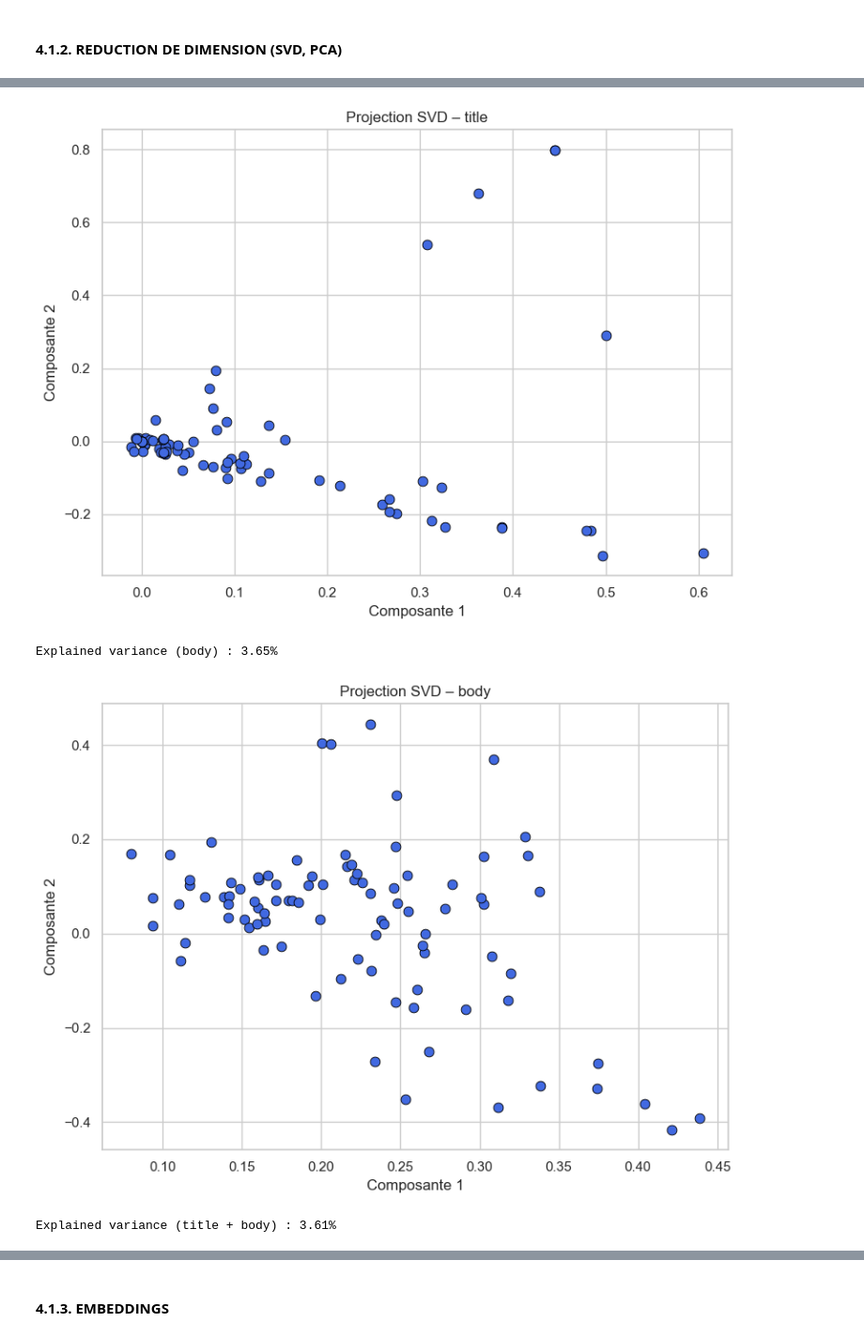
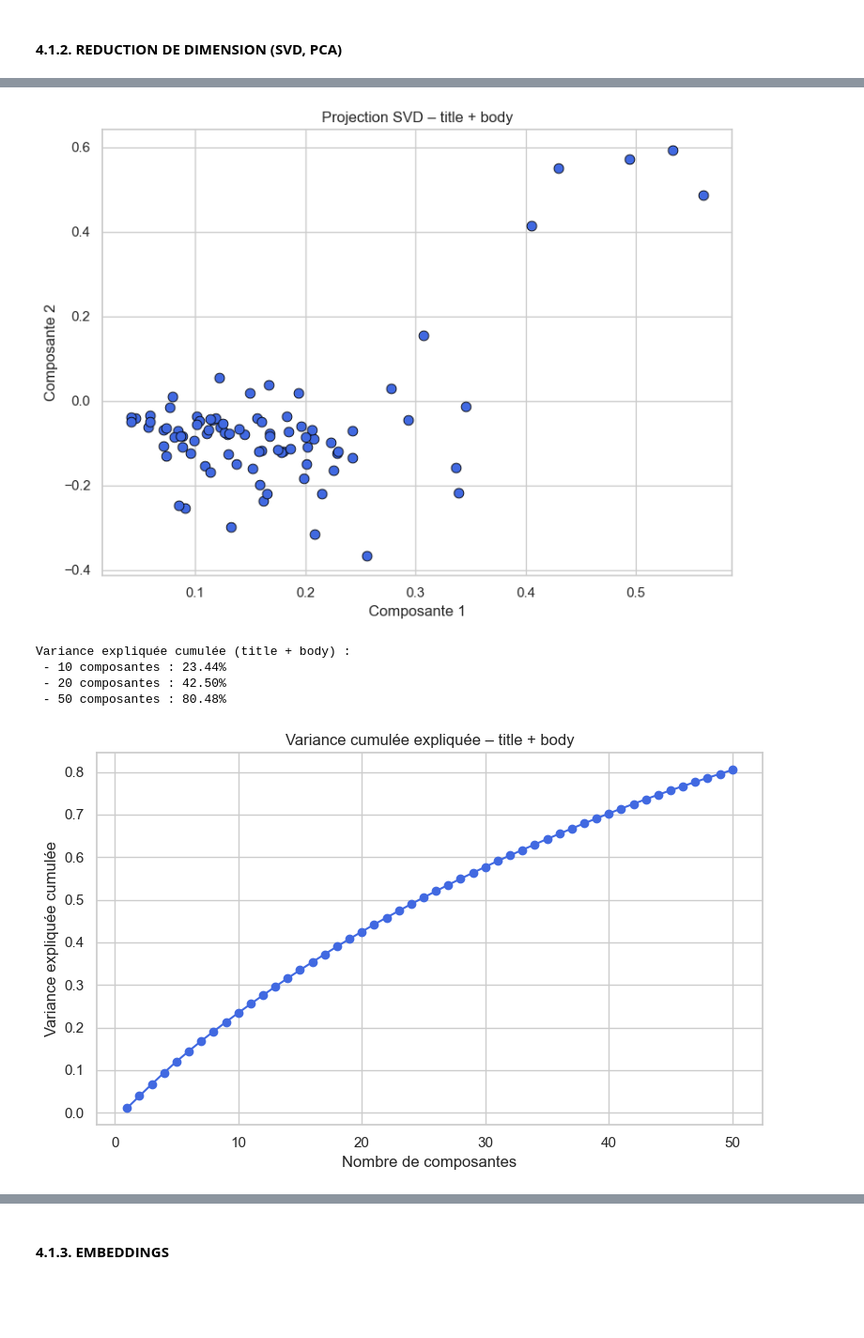
Before and after one commit to QuantumIza/tag-suggester, a Jupyter notebook: notebooks/1_exploration_et_cleaning.ipynb, the cells around one changed output, grey strips where cells are left out. Shown at 94% size. Saved outputs shown, nothing was run; the diff lists cells and outputs as text; code cells hidden in the pictures; blank space fills up the shorter version.

Commit message:
EDA complète avec finalisation du notebook 1 d'exploration et nettoyage

```diff
--- a/notebooks/1_exploration_et_cleaning.ipynb
+++ b/notebooks/1_exploration_et_cleaning.ipynb
@@ -144,11 +40,10 @@ Voici comment interpréter les scores :
 # ---------------------------
 # --- CHARGER LE FICHIER CSV
 # ---------------------------
-brut_df = pd.read_csv("../data/raw/stackoverflow_questions_sede.csv")
+full_df = pd.read_csv("../data/raw/stackoverflow_questions_sede.csv")
 # -----------------------------------------------
 # --- VERIFIER LE NOMBRE DE LIGNES ET UN APERCU
 # -----------------------------------------------
-print(f"Nombre de questions : {len(brut_df)}")
-brut_df.head()
+print(f"Nombre de questions : {len(full_df)}")
 # %% [output]
 Nombre de questions : 50000
@@ -767,16 +466,0 @@ Objectif : étudier combien de tags sont associés à chaque question, afin de c
-# %%
-# -------------------------------------------
-# --- RECHARGEMENT DES MODULES D' EXPLORATION
-# -------------------------------------------
-import importlib
-import eda.eda_analysis as eda
-importlib.reload(eda)
-
-# -------------------------------
-# --- NOMBRE DE TAGS PAR QUESTION
-# -------------------------------
-sample_explo_wo["NumTags"] = sample_explo_wo["Tags"].apply(len)
-# -------------------------------
-# --- STATISTIQUES DESCRIPTIVES
-sample_explo_wo["NumTags"].describe()
-# -------------------------------
@@ -1310,16 +1133,17 @@ import importlib
 import eda.eda_analysis as eda
 importlib.reload(eda)
 
-# --------------------------------------
-# --- REDUCTION DIMENSIONS SVD DES TITRES NETTOYES
-# --------------------------------------
-X_title_svd, svd_title = eda.apply_svd_and_plot(X_title_tfidf, label="title")
-# --------------------------------------
-# --- REDUCTION DIMENSIONS SVD DES CORPS NETTOYES
-# --------------------------------------
-X_body_svd, svd_body = eda.apply_svd_and_plot(X_body_tfidf, label="body")
 # ----------------------------------------------
-# --- REDUCTION DIMENSIONS SVD DE TITRES + COPRS FUSIONNES
+# --- REDUCTION DIMENSIONS SVD DU CORPUS FUSIONNÉ
 # ----------------------------------------------
+# --- Reduction en 2D pour visualisation
 X_titlebody_svd, svd_titlebody = eda.apply_svd_and_plot(X_titlebody_tfidf, label="title + body")
+
+
+# --- Réduction à n dimensions avec suivi de la variance cumulée
+X_titlebody_svd100, svd_titlebody100 = eda.apply_svd_variance(X_titlebody_tfidf, label="title + body", n_components=50)
+np.save("models/svd/X_titlebody_svd_100.npy", X_titlebody_svd100)
+import pickle
+with open("models/svd/svd_model_100.pkl", "wb") as f:
+    pickle.dump(svd_titlebody100, f)
 # %% [output]
@@ -1327,4 +1151,6 @@ Explained variance (title) : 7.28%
-[figure, old version]
+[figure, new version]
-Explained variance (body) : 3.65%
+Variance expliquée cumulée (title + body) :
+ - 10 composantes : 23.44%
+ - 20 composantes : 42.50%
+ - 50 composantes : 80.48%
-[figure, old version]
+[figure, new version]
-Explained variance (title + body) : 3.61%
```
Also changed, not shown: parts of 128 cells of this notebook, 18 other files.
